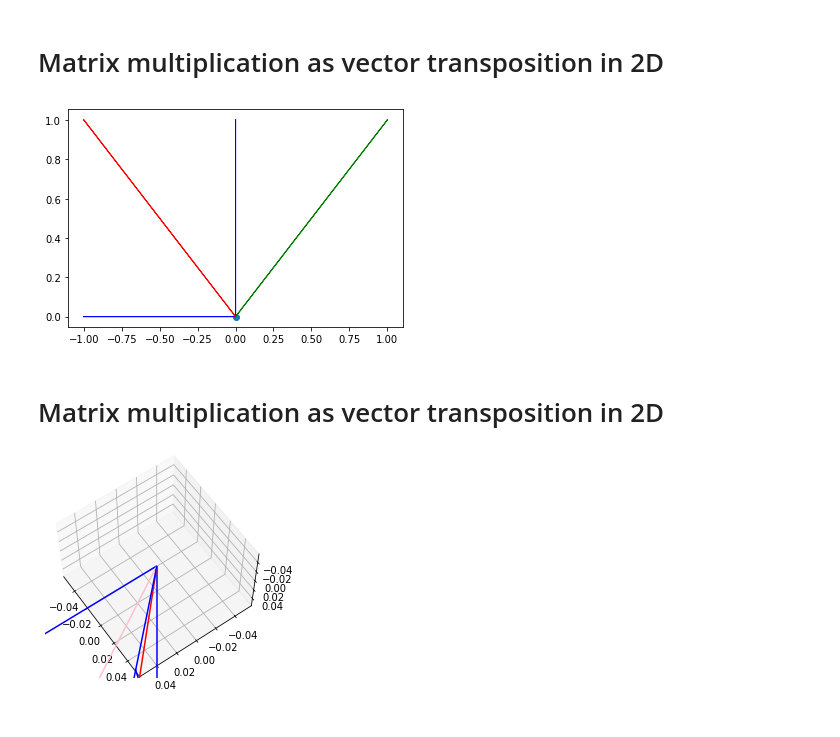
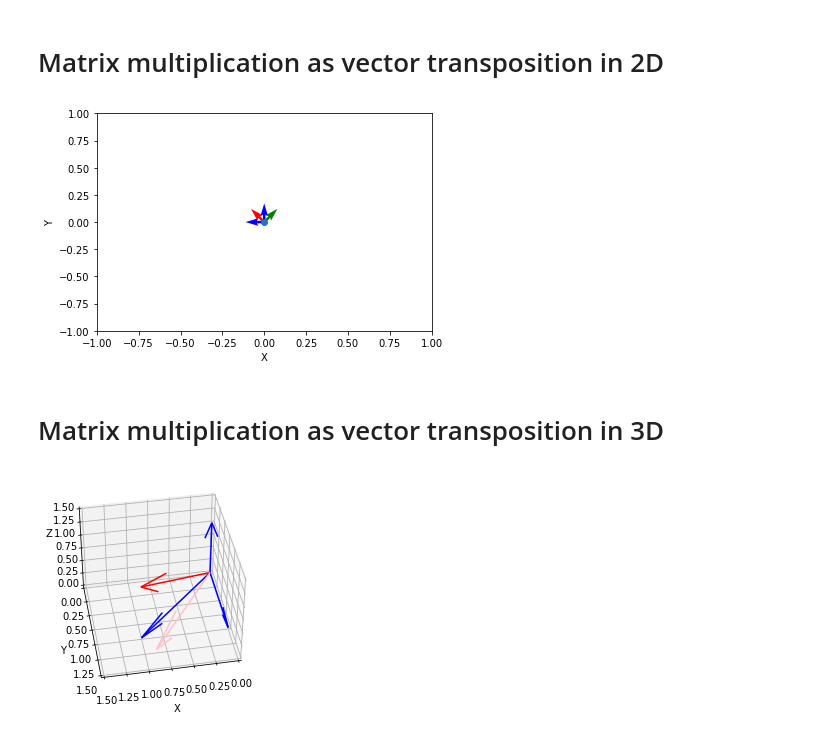
Before and after one commit to ada0l/linear_algebra_visualizations, a Jupyter notebook: notebook.ipynb, the cells around one changed output. Drawn from its saved outputs; the diff is of its cells as text; code cells hidden in the pictures.

```diff
--- a/notebook.ipynb
+++ b/notebook.ipynb
@@ -39,14 +39,20 @@ matrix_for_draw = [
 
 for mat in matrix_for_draw:
     for row in np.transpose(np.array(mat[1])):
-        ax.arrow(*start, *row, ec = mat[0])
+        ax.quiver(*start, *row, color=mat[0])
+
+ax.set_xlim([-1, 1])
+ax.set_xlabel('X')
+
+ax.set_ylim([-1, 1])
+ax.set_ylabel('Y')
 
 plt.scatter(*start)
 plt.show()
 # %% [output]
-[figure, old version]
+[figure, new version]
 # %% [markdown]
-# Matrix multiplication as vector transposition in 2D
+# Matrix multiplication as vector transposition in 3D
 # %%
 import numpy as np
 from matplotlib import pyplot as plt
@@ -75,37 +81,46 @@ oz = np.matrix([
     [1]
 ])
 
 trans = np.matrix([
-    [0.5, 0, 0],
-    [0.5, 0.5, 0],
-    [0, 0, 0.5]
+    [1, 0, 0],
+    [1, 1, 0],
+    [0, 0, 1]
 ])
 
 a = np.matrix([
     [1],
     [1],
     [1]
 ])
 
 matrix_for_draw = [
     #('green', ox),
     #('red', oy),
     #('blue', oz),
     ('red', a),
     ('blue', trans),
     ('pink', trans * a)
 ]
 
 for mat in matrix_for_draw:
     for row in np.transpose(np.array(mat[1])):
-        ax.quiver(*[[0] for _ in range(len(row))],
+        ax.quiver(*[[0] for _ in row],
                   *row, color=mat[0])
 
+ax.set_xlim3d([0.0, 1.5])
+ax.set_xlabel('X')
+
+ax.set_ylim3d([0.0, 1.5])
+ax.set_ylabel('Y')
+
+ax.set_zlim3d([0.0, 1.5])
+ax.set_zlabel('Z')
 
 
 plt.scatter(*start)
 
-ax.view_init(300, 35)
-plt.draw()
+ax.view_init(40, 80)
+
+plt.show()
 # %% [output]
-[figure, old version]
+[figure, new version]
```
